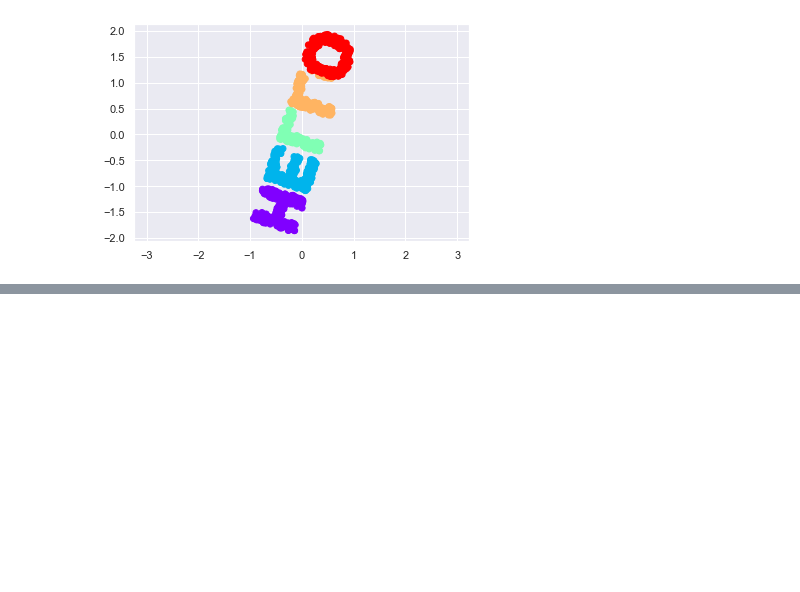
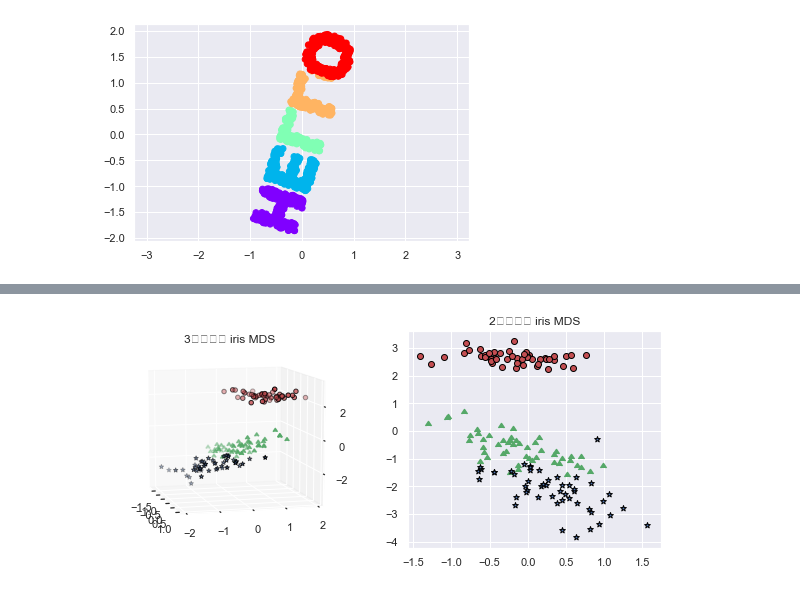
Before and after one commit to CityHopper/BM_YounghoonKANG_Python, a Jupyter notebook: 200115_python_knn.ipynb, the cells around one changed output, grey strips where cells are left out. Drawn from its saved outputs; the diff is of its cells as text; code cells hidden in the pictures; blank space fills up the shorter version.

```diff
--- a/200115_python_knn.ipynb
+++ b/200115_python_knn.ipynb
@@ -227,22 +229,28 @@ NameError: name 'colorize' is not defined
 # %%
 from sklearn.datasets import load_iris
 import matplotlib.pyplot as plt
+from sklearn import manifold # 다형체
 from matplotlib import pylab
-from sklearn.manifold import mds
+from sklearn.manifold import MDS
+from mpl_toolkits import mplot3d # 3차원 출력 위한 패키지
+import os # 디렉터리 관리
+CHART_DIR = './'
+colors = ['r','g','b']
+markers = ['o', 6, '*']
 def plot_iris_mds():
-    iris = datasets.load_iris()
+    iris = load_iris()
     X = iris.data
     y = iris.target
     fig = pylab.figure(figsize=(10, 4))
     ax = fig.add_subplot(121, projection='3d')
-    ax.set_facecolor('white')
-    mds = manifold.MDS(n_components=3)
-    Xtrans = mds.fit_transform(X)
-    for cl, color, marker in zip(np.unique(y), colors, markers):
+    ax.set_facecolor('white') # 바탕색 컬러
+    mds = manifold.MDS(n_components=3) # iris 데이터셋의 변수 4개를 3차원으로 표현
+    Xtrans = mds.fit_transform(X) # 150x3
+    for cl, color, marker in zip(np.unique(y), colors, markers): # unique 3개
         ax.scatter(
             Xtrans[y == cl][:, 0], Xtrans[y == cl][:, 1], Xtrans[y == cl][:, 2], c=color, marker=marker, edgecolor='black')
     pylab.title("3차원에서 iris MDS")
-    ax.view_init(10, -15)
+    ax.view_init(10, -15) # 카메라 각도 조절
 
     mds = manifold.MDS(n_components=2)
     Xtrans = mds.fit_transform(X)
@@ -255,3 +263,7 @@ def plot_iris_mds():
 
     filename = "mds_demo_iris.png"
     pylab.savefig(os.path.join(CHART_DIR, filename), bbox_inches="tight")
+# %%
+plot_iris_mds()
+# %% [output]
+[figure, added]
```
Also changed, not shown: parts of 54 cells of this notebook, 2 other files.
